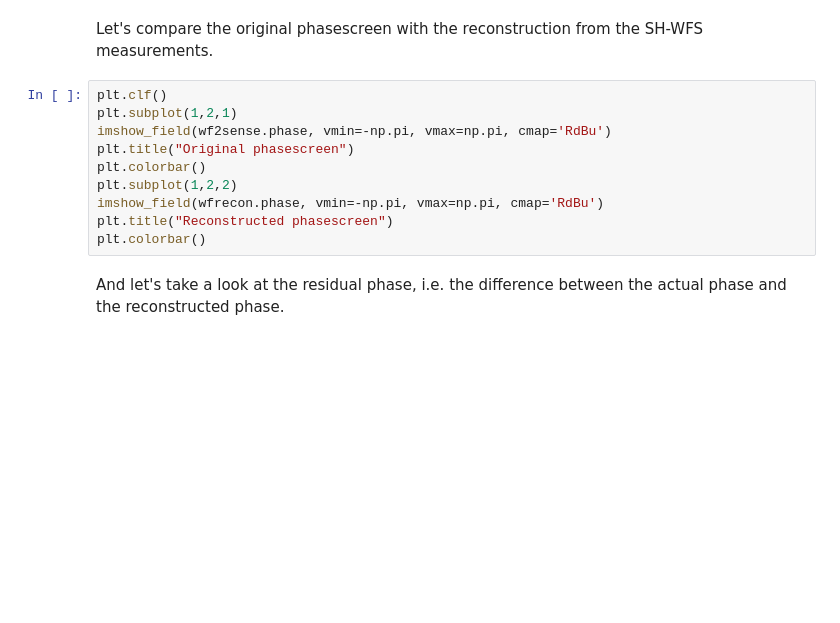
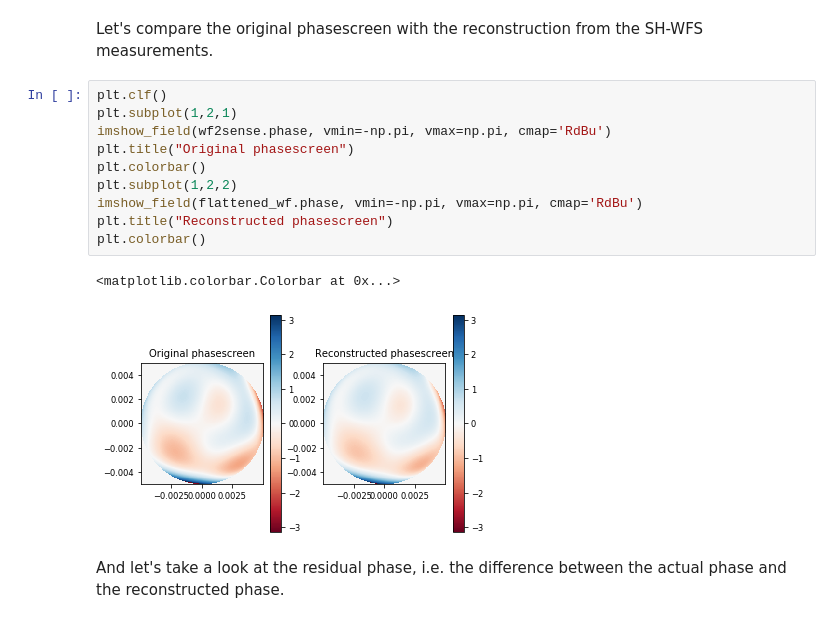
Before and after one commit to ehpor/hcipy, a Jupyter notebook: doc/Wavefront_sensing_1.ipynb, the cells around one changed output. Saved outputs shown, nothing was run; the diff lists cells and outputs as text; blank space fills up the shorter version.

```diff
--- a/doc/Wavefront_sensing_1.ipynb
+++ b/doc/Wavefront_sensing_1.ipynb
@@ -139,13 +187,16 @@ Let's compare the original phasescreen with the reconstruction from the SH-WFS m
 # %%
 plt.clf()
 plt.subplot(1,2,1)
 imshow_field(wf2sense.phase, vmin=-np.pi, vmax=np.pi, cmap='RdBu')
 plt.title("Original phasescreen")
 plt.colorbar()
 plt.subplot(1,2,2)
-imshow_field(wfrecon.phase, vmin=-np.pi, vmax=np.pi, cmap='RdBu')
+imshow_field(flattened_wf.phase, vmin=-np.pi, vmax=np.pi, cmap='RdBu')
 plt.title("Reconstructed phasescreen")
 plt.colorbar()
+# %% [output]
+<matplotlib.colorbar.Colorbar at 0x...>
+[figure, added]
 # %% [markdown]
 And let's take a look at the residual phase, i.e. the difference between the actual phase and the reconstructed phase.
 # %%
```
Also changed, not shown: parts of 7 cells of this notebook.
